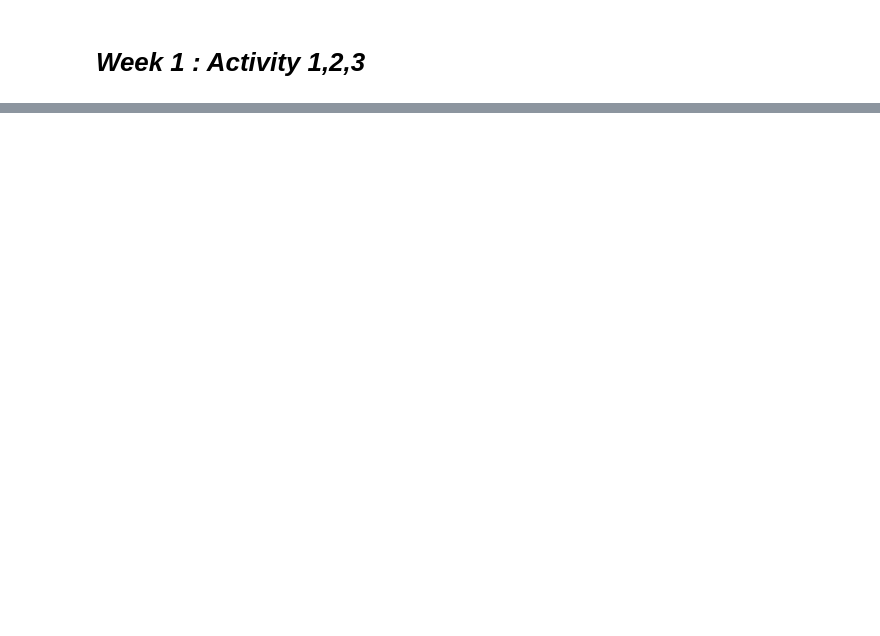
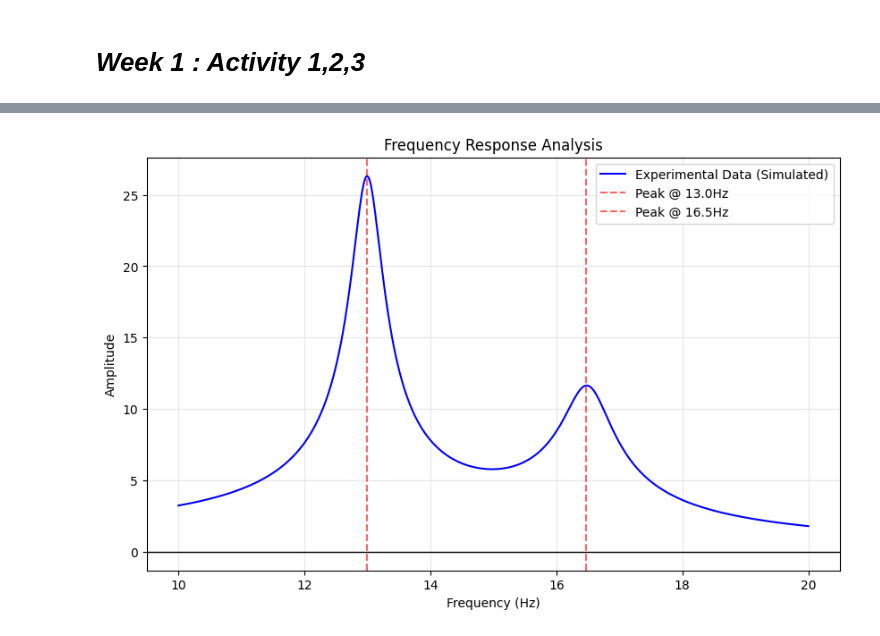
Before and after one commit to tharindu33333/ME421-Mechanical-Systems-Lab-A2, a Jupyter notebook: Vibration/E_20_202_Vibration.ipynb, the cells around one changed output, grey strips where cells are left out. Drawn from its saved outputs; the diff is of its cells as text; code cells hidden in the pictures; blank space fills up the shorter version.

```diff
--- a/Vibration/E_20_202_Vibration.ipynb
+++ b/Vibration/E_20_202_Vibration.ipynb
@@ -316,0 +96,95 @@ System Natural Frequencies: 2.20 Hz and 3.69 Hz
+# %%
+import numpy as np
+import matplotlib.pyplot as plt
+from scipy.signal import find_peaks
+
+# ==========================================
+# 1. GENERATE SIMULATED DATA (Replace this with your real data)
+# ==========================================
+# Creating a frequency range from 10 to 20 Hz
+freq_data = np.linspace(10, 20, 1000)
+
+# Simulating a 2-DOF response with peaks at ~13 Hz and ~16.5 Hz
+# We use a theoretical transfer function shape to create "dummy" amplitudes
+w = 2 * np.pi * freq_data
+w1 = 2 * np.pi * 13.0  # Mode 1 Natural Freq
+w2 = 2 * np.pi * 16.5  # Mode 2 Natural Freq
+z1_sim = 0.02          # Simulated Damping Ratio 1
+z2_sim = 0.025         # Simulated Damping Ratio 2
+
+# Theoretical response curves for two modes superimposed
+resp1 = 1 / np.sqrt((1 - (w/w1)**2)**2 + (2*z1_sim*w/w1)**2)
+resp2 = 0.5 / np.sqrt((1 - (w/w2)**2)**2 + (2*z2_sim*w/w2)**2)
+amp_data = resp1 + resp2  # Total simulated amplitude
+
+# ==========================================
+# 2. CALCULATION LOGIC (Half-Power Bandwidth)
+# ==========================================
+
+def calculate_damping_ratio(freqs, amps):
+    """
+    Identifies peaks and calculates damping ratio using the
+    Half-Power (Bandwidth) Method: zeta = (f2 - f1) / (2 * fn)
+    """
+    # 1. Find Peaks (Resonant Frequencies)
+    # height parameter filters out small noise; distance separates the two modes
+    peak_indices, _ = find_peaks(amps, height=np.max(amps)*0.1, distance=50)
+
+    results = []
+
+    print(f"{'Mode':<10} | {'Freq (Hz)':<12} | {'Max Amp (mm)':<15} | {'Damping Ratio (ζ)':<20}")
+    print("-" * 65)
+
+    for i, idx in enumerate(peak_indices):
+        f_n = freqs[idx]      # Natural Frequency
+        A_max = amps[idx]     # Resonant Amplitude
+        A_half = A_max / np.sqrt(2) # Half-power amplitude (0.707 * max)
+
+        # Search for f1 (lower side)
+        # We look backwards from the peak index to find where amp drops below A_half
+        idx_lower = np.where(amps[:idx] < A_half)[0]
+        if len(idx_lower) > 0:
+            f1 = freqs[idx_lower[-1]] # The last point before it rose to peak
+        else:
+            f1 = freqs[0] # Fallback if not found
+
+        # Search for f2 (upper side)
+        # We look forwards from the peak index
+        idx_upper = np.where(amps[idx:] < A_half)[0]
+        if len(idx_upper) > 0:
+            f2 = freqs[idx + idx_upper[0]] # The first point after it drops
+        else:
+            f2 = freqs[-1] # Fallback
+
+        # Calculate Damping Ratio
+        bandwidth = f2 - f1
+        zeta = bandwidth / (2 * f_n)
+
+        results.append((f_n, zeta))
+
+        print(f"{i+1:<10} | {f_n:<12.2f} | {A_max:<15.4f} | {zeta:<20.5f}")
+
+    return results
+
+# ==========================================
+# 3. EXECUTE AND PLOT
+# ==========================================
+print("CALCULATED VALUES:")
+calculated_zetas = calculate_damping_ratio(freq_data, amp_data)
+
+# Visual check
+plt.figure(figsize=(10, 6))
+plt.plot(freq_data, amp_data, 'b-', label='Experimental Data (Simulated)')
+plt.axhline(0, color='black', linewidth=1)
+plt.title('Frequency Response Analysis')
+plt.xlabel('Frequency (Hz)')
+plt.ylabel('Amplitude')
+plt.grid(True, alpha=0.3)
+
+# Mark the peaks on the plot
+for fn, z in calculated_zetas:
+    plt.axvline(fn, color='r', linestyle='--', alpha=0.6, label=f'Peak @ {fn:.1f}Hz')
+
+plt.legend()
+plt.show()
+# %% [output]
@@ -316,0 +196 @@ System Natural Frequencies: 2.20 Hz and 3.69 Hz
+[figure, added]
```
Also changed, not shown: parts of 7 cells of this notebook.
